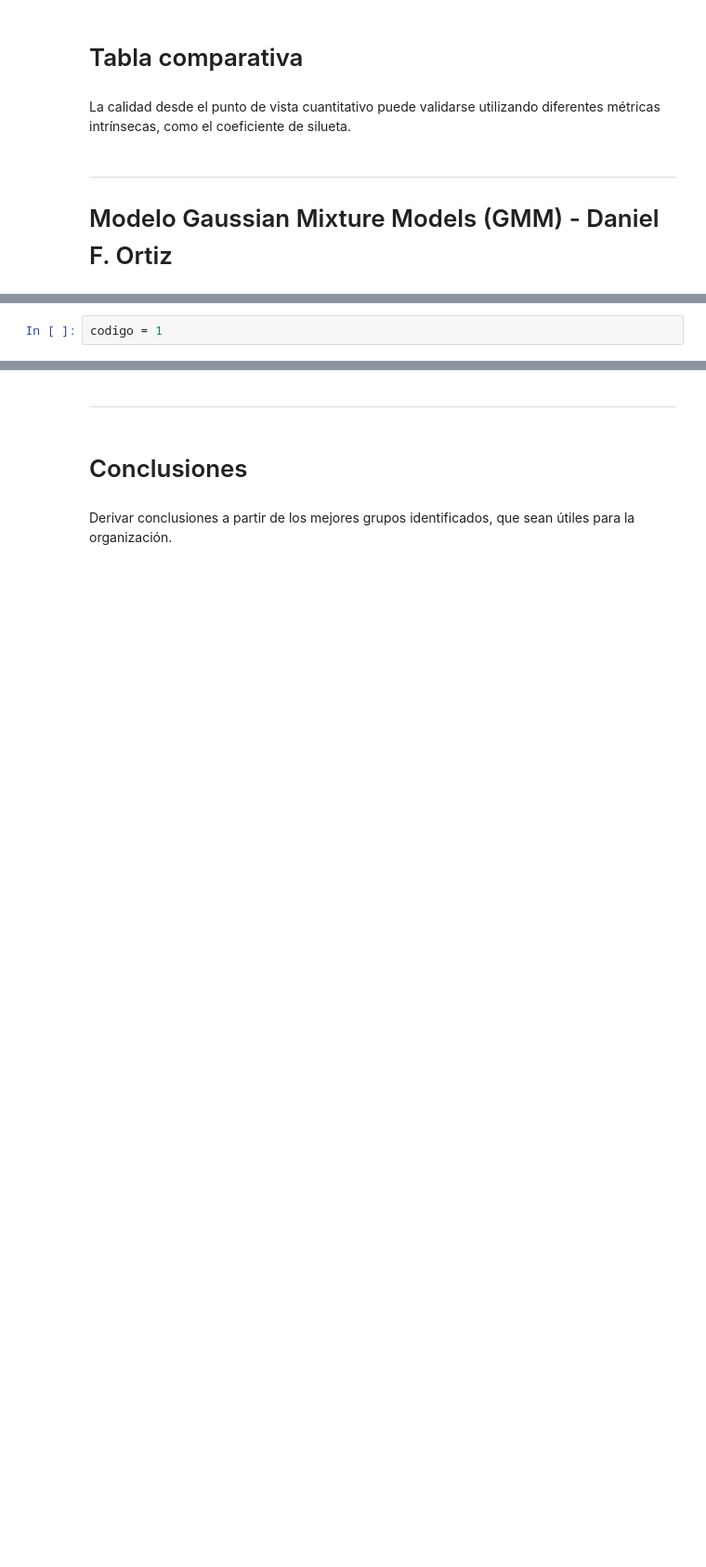
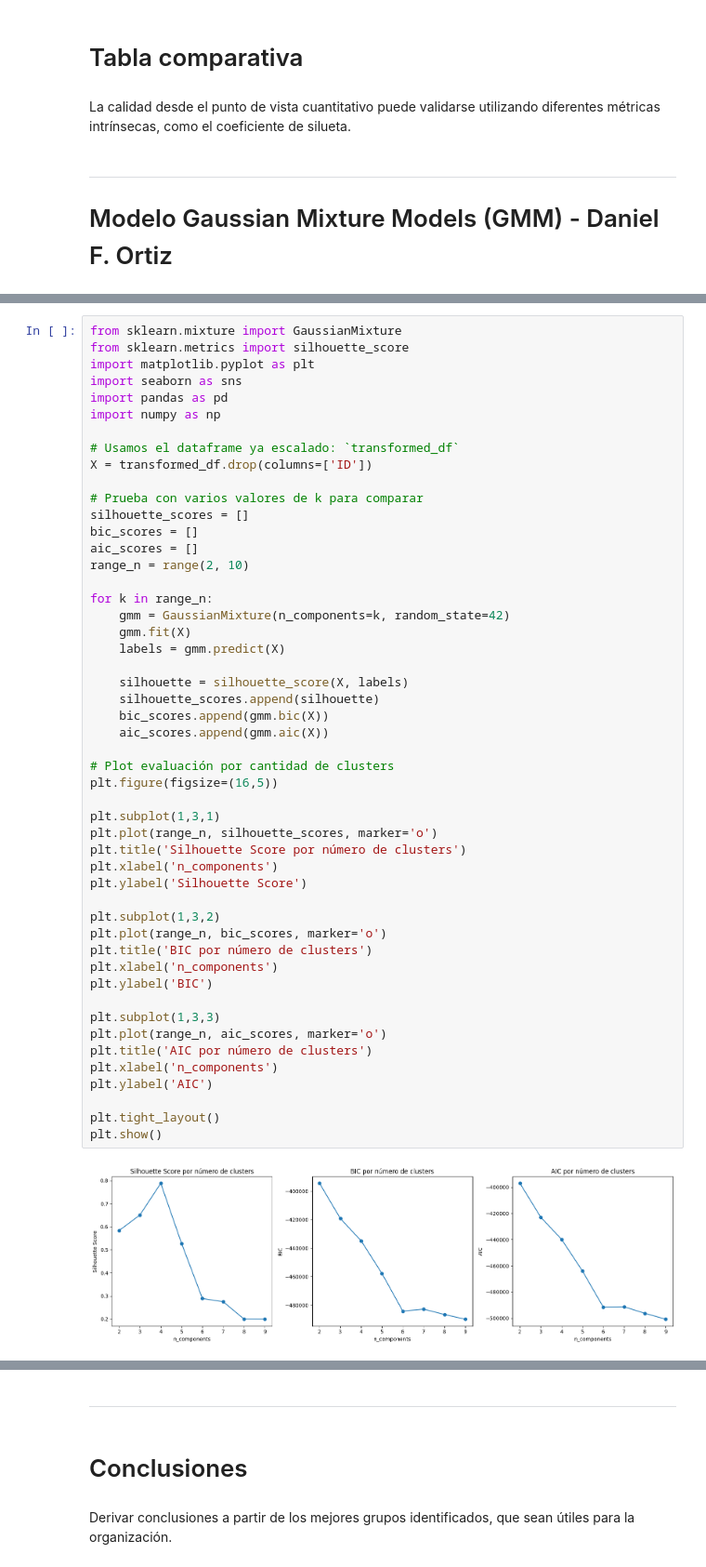
Before and after one commit to j4vierb/FinanzasAlpes-lab2, a Jupyter notebook: v1.ipynb, the cells around one changed output, grey strips where cells are left out. Shown at 93% size. Drawn from its saved outputs; the diff is of its cells as text; blank space fills up the shorter version.

```diff
--- a/v1.ipynb
+++ b/v1.ipynb
@@ -758,2 +760,52 @@ La calidad desde el punto de vista cuantitativo puede validarse utilizando difer
 # %%
-codigo = 1
+from sklearn.mixture import GaussianMixture
+from sklearn.metrics import silhouette_score
+import matplotlib.pyplot as plt
+import seaborn as sns
+import pandas as pd
+import numpy as np
+
+# Usamos el dataframe ya escalado: `transformed_df`
+X = transformed_df.drop(columns=['ID'])
+
+# Prueba con varios valores de k para comparar
+silhouette_scores = []
+bic_scores = []
+aic_scores = []
+range_n = range(2, 10)
+
+for k in range_n:
+    gmm = GaussianMixture(n_components=k, random_state=42)
+    gmm.fit(X)
+    labels = gmm.predict(X)
+
+    silhouette = silhouette_score(X, labels)
+    silhouette_scores.append(silhouette)
+    bic_scores.append(gmm.bic(X))
+    aic_scores.append(gmm.aic(X))
+
+# Plot evaluación por cantidad de clusters
+plt.figure(figsize=(16,5))
+
+plt.subplot(1,3,1)
+plt.plot(range_n, silhouette_scores, marker='o')
+plt.title('Silhouette Score por número de clusters')
+plt.xlabel('n_components')
+plt.ylabel('Silhouette Score')
+
+plt.subplot(1,3,2)
+plt.plot(range_n, bic_scores, marker='o')
+plt.title('BIC por número de clusters')
+plt.xlabel('n_components')
+plt.ylabel('BIC')
+
+plt.subplot(1,3,3)
+plt.plot(range_n, aic_scores, marker='o')
+plt.title('AIC por número de clusters')
+plt.xlabel('n_components')
+plt.ylabel('AIC')
+
+plt.tight_layout()
+plt.show()
+# %% [output]
+[figure, added]
```
Also changed, not shown: parts of 8 cells of this notebook.
